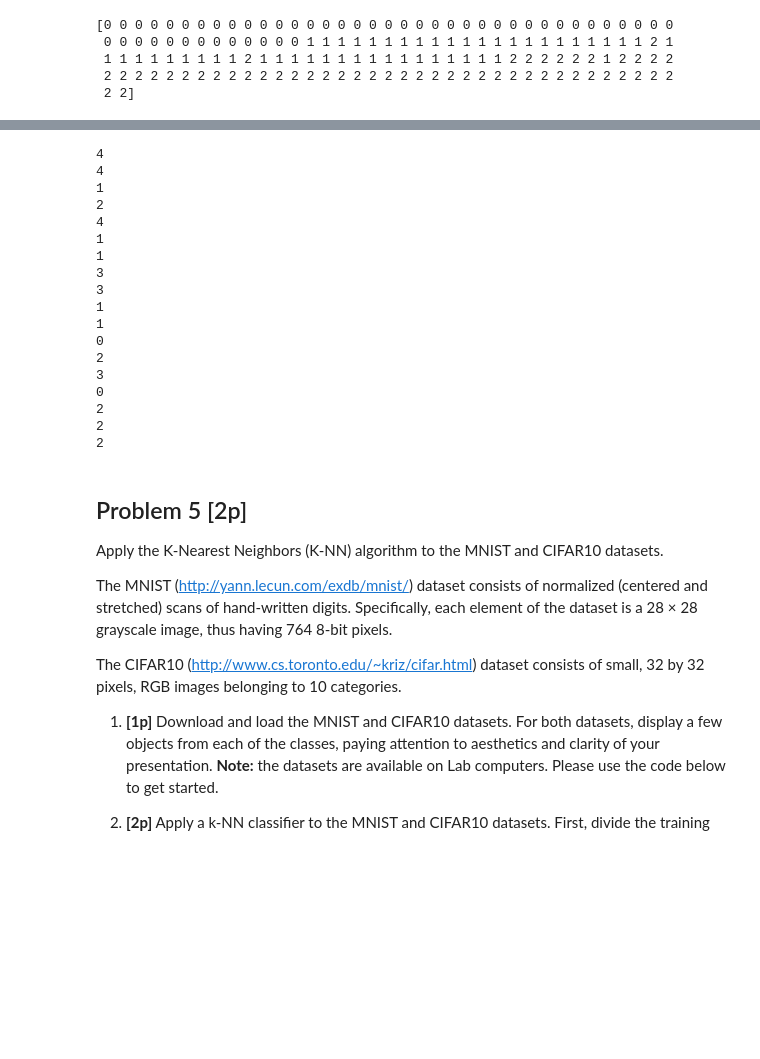
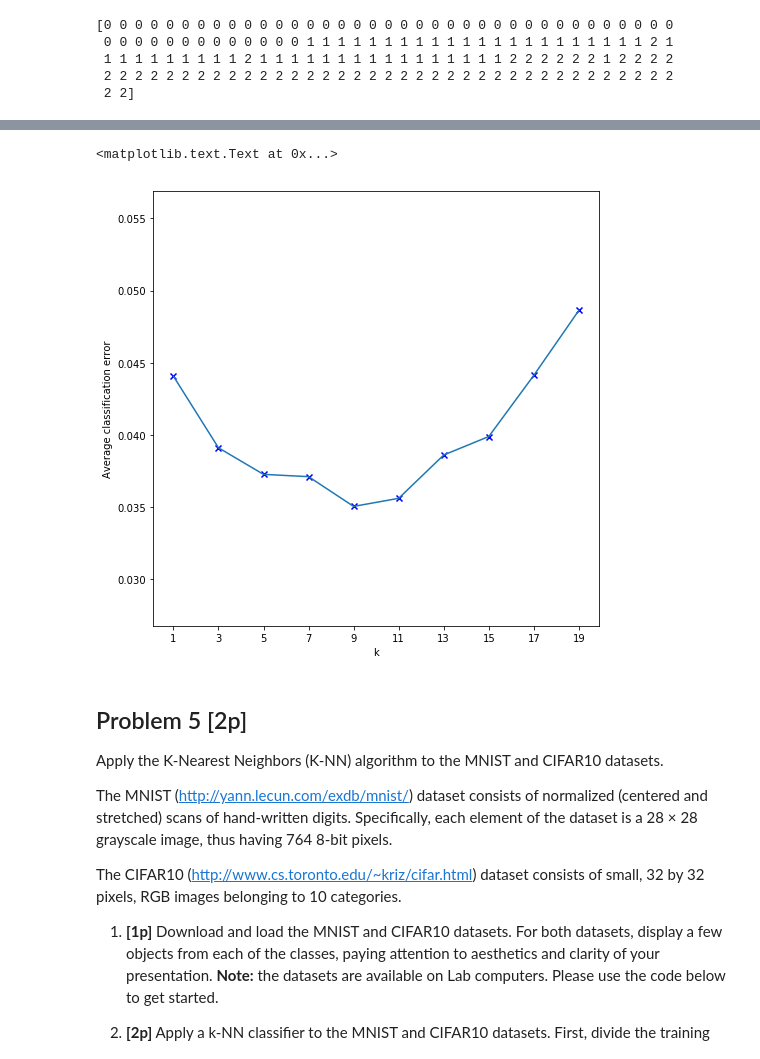
Before and after one commit to sequba/nn_assignments, a Jupyter notebook: assignment1/Assignment1.ipynb, the cells around one changed output, grey strips where cells are left out. Cells and saved outputs as stored; diff of their text form; code cells hidden in the pictures; blank space fills up the shorter version.

```diff
--- a/assignment1/Assignment1.ipynb
+++ b/assignment1/Assignment1.ipynb
@@ -384,37 +386,30 @@ as the function of k. It should be similar to the one below.
 # %%
 iris = datasets.load_iris()
 
 n = len(iris.data)
 n_train = round(2*n/3)
 n_test = n - n_train
 
+n_runs = 500
+
 def experiment(k):
     perm = random.permutation(n)
     (training, test) = (perm[:n_train], perm[n_train:])
     result = knn(iris.data[training], iris.target[training], iris.data[test], k)
-    print(count_nonzero(result != iris.target[test]))
+    return count_nonzero(result != iris.target[test])/n_test
 
-for k in range(1,19):
-    experiment(k)
+ks = arange(1,20,2)
+errors = [ average([experiment(k) for _ in range(n_runs)]) for k in ks ]
+
+pylab.rcParams['figure.figsize'] = (8, 8)
+plt.scatter(ks, errors, label = "Foo", color = 'b', marker = 'x')
+plt.plot(ks, errors)
+plt.xticks(ks)
+plt.ylabel("Average classification error")
+plt.xlabel("k")
 # %% [output]
-4
-4
-1
-2
-4
-1
-1
-3
-3
-1
-1
-0
-2
-3
-0
-2
-2
-2
+<matplotlib.text.Text at 0x...>
+[figure, added]
 # %% [markdown]
 ## Problem 5 [2p]
 
```
Also changed, not shown: parts of 1 cell of this notebook.
